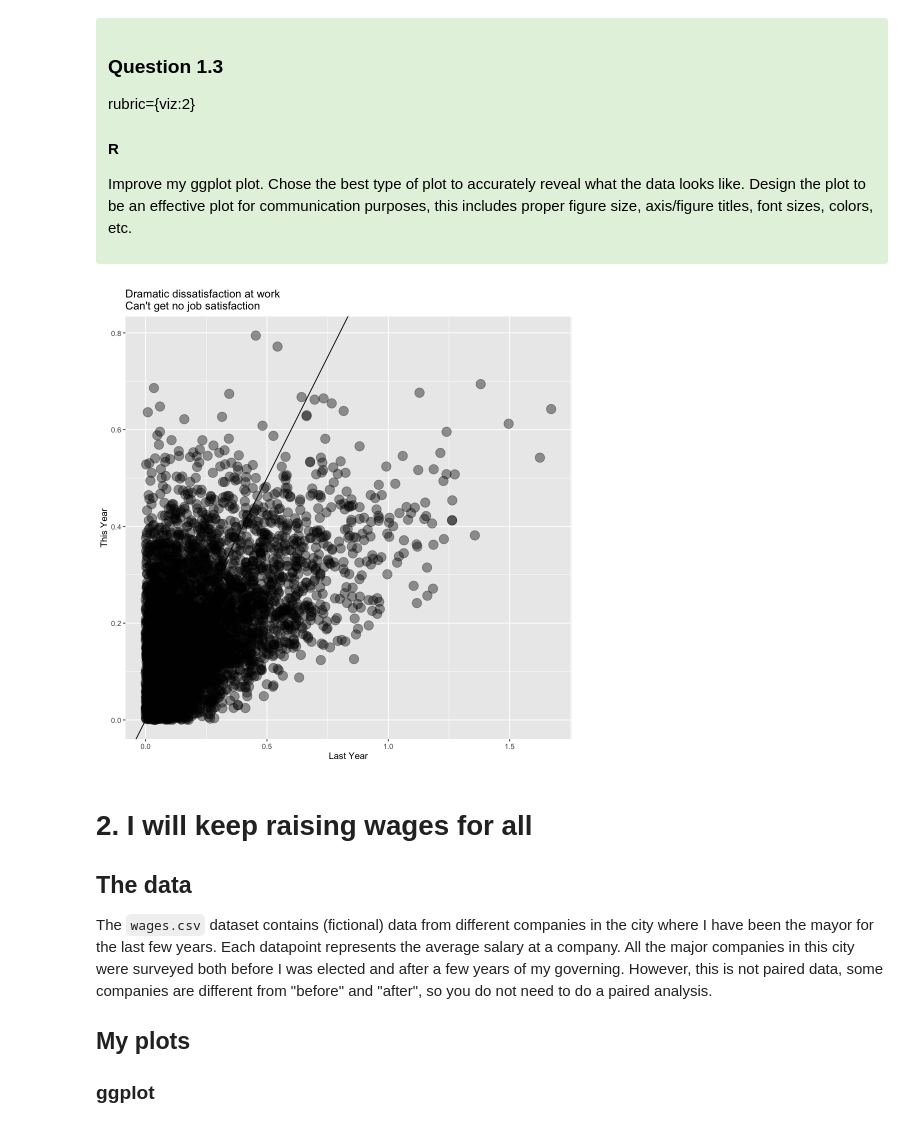
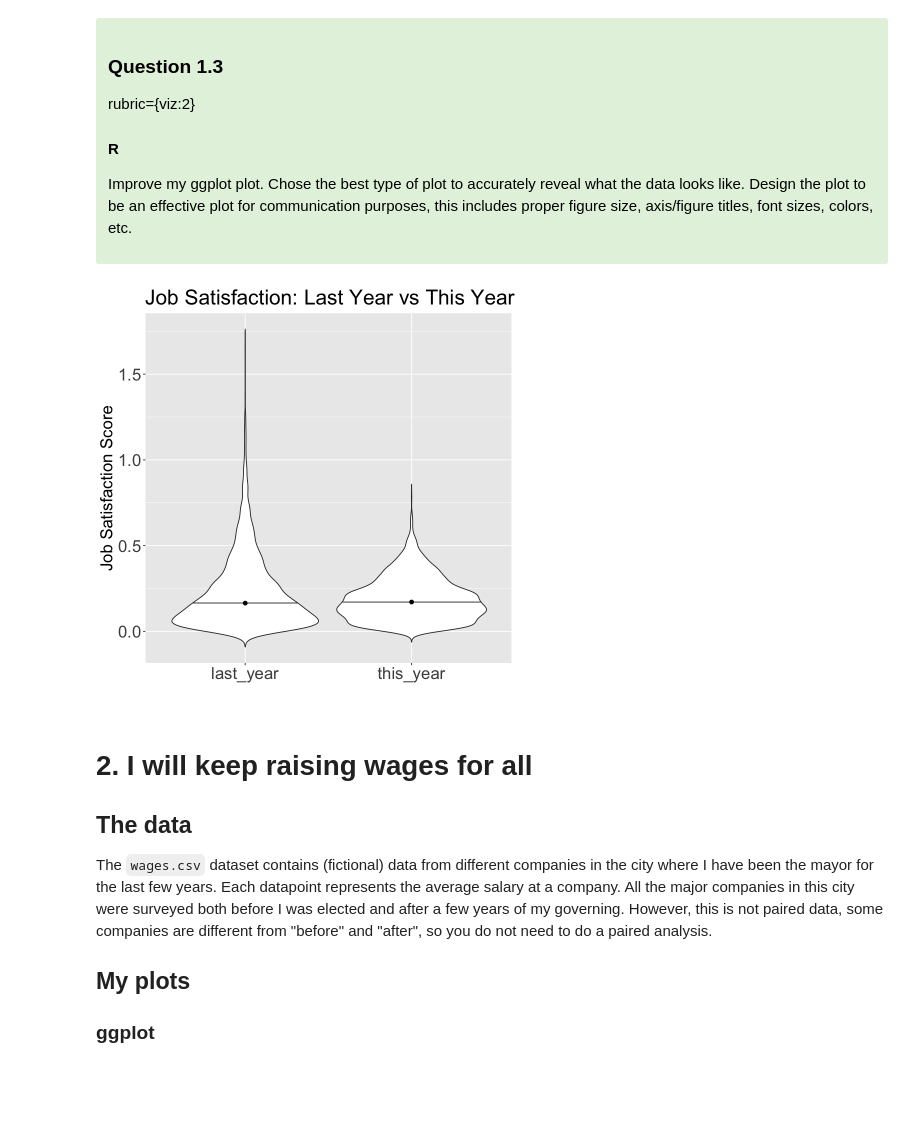
Before and after one commit to JordanKaseram/MDS-Data-550-Labs, a Jupyter notebook: lab3/lab3-R.ipynb, the cells around one changed output. Saved outputs shown, nothing was run; the diff lists cells and outputs as text; code cells hidden in the pictures; blank space fills up the shorter version.

```diff
--- a/lab3/lab3-R.ipynb
+++ b/lab3/lab3-R.ipynb
@@ -155,23 +154,34 @@ rubric={viz:2}
 <p>Improve my ggplot plot. Chose the best type of plot to accurately reveal what the data looks like. Design the plot to be an effective plot for communication purposes, this includes proper figure size, axis/figure titles, font sizes, colors, etc.</p>
 
 </div>
-# %%
-# YOUR ANSWER HERE
-options(repr.plot.width = 8, repr.plot.height = 8)
-
-p2 <- ggplot(data = cities_df, aes(x = last_year, y=this_year)) +
-    geom_point(size=5, alpha=0.4) +
-    labs(
-        title = "Dramatic dissatisfaction at work\nCan't get no job satisfaction",
-        x = "Last Year",
-        y = "This Year"
-    ) +
-    geom_abline()
-
-
-p2
-# %% [output]
-[figure, removed]
+# %%
+# YOUR ANSWER HERE
+df_long <- cities_df %>%
+  pivot_longer(
+    cols = c(last_year, this_year),
+    names_to = "year",
+    values_to = "satisfaction"
+)
+
+ggplot(df_long, aes(x = year, y = satisfaction)) +
+  geom_violin(draw_quantiles = .5, trim = FALSE) +
+  labs(
+    title = "Job Satisfaction: Last Year vs This Year",
+    x = "",
+    y = "Job Satisfaction Score"
+  ) +
+  stat_summary(
+    fun = median,
+    geom = "point",
+    size = 2
+  ) +
+  theme(
+    axis.title = element_text(size = 20),
+    axis.text  = element_text(size = 20),
+    plot.title = element_text(size = 25)
+  )
+# %% [output]
+[figure, added]
 # %% [markdown]
 # 2. I will keep raising wages for all
 
```
Also changed, not shown: parts of 10 cells of this notebook.
